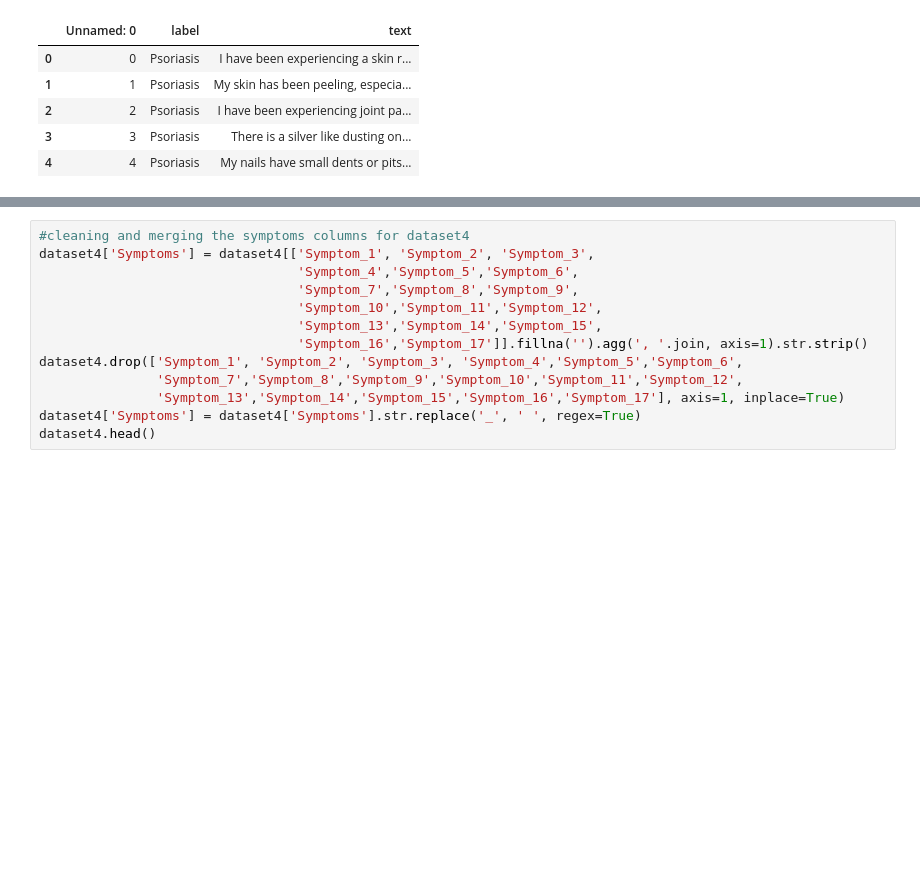
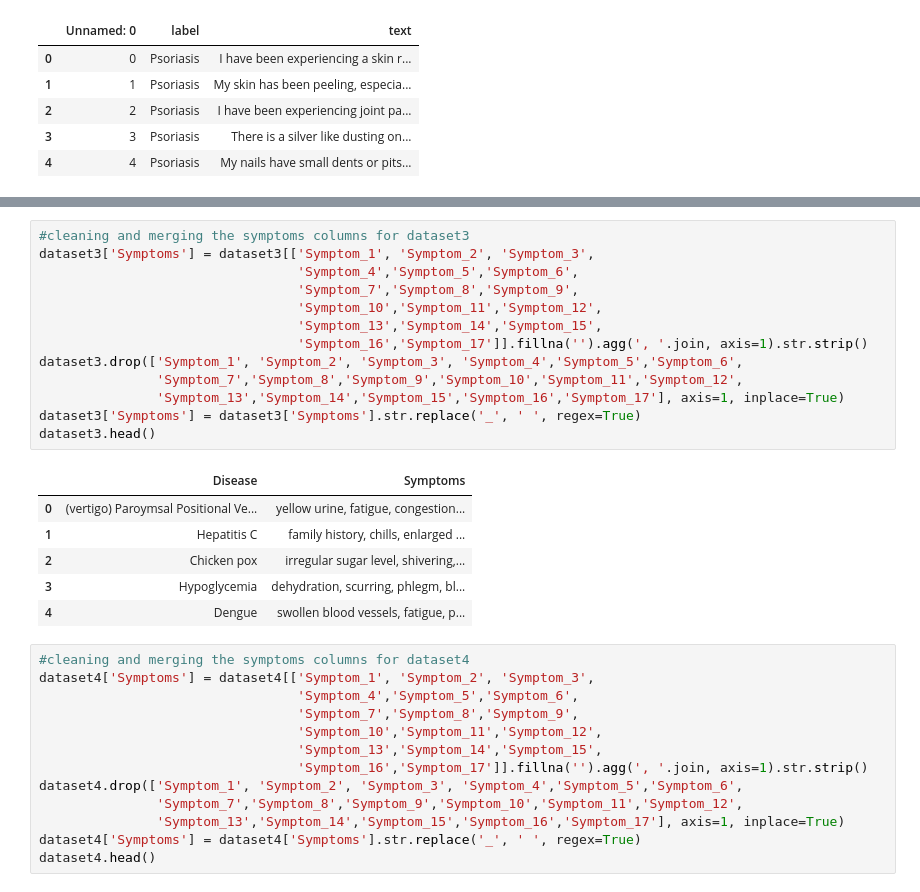
Before and after one commit to juliaizbroke/SymptomTracker, a Jupyter notebook: model_training.ipynb, the cells around one changed output, grey strips where cells are left out. Saved outputs shown, nothing was run; the diff lists cells and outputs as text; blank space fills up the shorter version.

```diff
--- a/model_training.ipynb
+++ b/model_training.ipynb
@@ -24,6 +44,26 @@ dataset4.head()
 | 2 | Fungal infection | itching | nodal_skin_eruptions | dischromic _patches | NaN | NaN | NaN | NaN | NaN | ... |
 | 3 | Fungal infection | itching | skin_rash | dischromic _patches | NaN | NaN | NaN | NaN | NaN | ... |
 | 4 | Fungal infection | itching | skin_rash | nodal_skin_eruptions | NaN | NaN | NaN | NaN | NaN | ... |
+# %%
+#cleaning and merging the symptoms columns for dataset3
+dataset3['Symptoms'] = dataset3[['Symptom_1', 'Symptom_2', 'Symptom_3',
+                                 'Symptom_4','Symptom_5','Symptom_6',
+                                 'Symptom_7','Symptom_8','Symptom_9',
+                                 'Symptom_10','Symptom_11','Symptom_12',
+                                 'Symptom_13','Symptom_14','Symptom_15',
+                                 'Symptom_16','Symptom_17']].fillna('').agg(', '.join, axis=1).str.strip()
+dataset3.drop(['Symptom_1', 'Symptom_2', 'Symptom_3', 'Symptom_4','Symptom_5','Symptom_6',
+               'Symptom_7','Symptom_8','Symptom_9','Symptom_10','Symptom_11','Symptom_12',
+               'Symptom_13','Symptom_14','Symptom_15','Symptom_16','Symptom_17'], axis=1, inplace=True)
+dataset3['Symptoms'] = dataset3['Symptoms'].str.replace('_', ' ', regex=True)
+dataset3.head()
+# %% [output]
+|  | Disease | Symptoms |
+| 0 | (vertigo) Paroymsal Positional Ve... | yellow urine, fatigue, congestion... |
+| 1 | Hepatitis C | family history, chills, enlarged ... |
+| 2 | Chicken pox | irregular sugar level, shivering,... |
+| 3 | Hypoglycemia | dehydration, scurring, phlegm, bl... |
+| 4 | Dengue | swollen blood vessels, fatigue, p... |
 # %%
 #cleaning and merging the symptoms columns for dataset4
 dataset4['Symptoms'] = dataset4[['Symptom_1', 'Symptom_2', 'Symptom_3',
```
Also changed, not shown: parts of 18 cells of this notebook, 5 other files.
